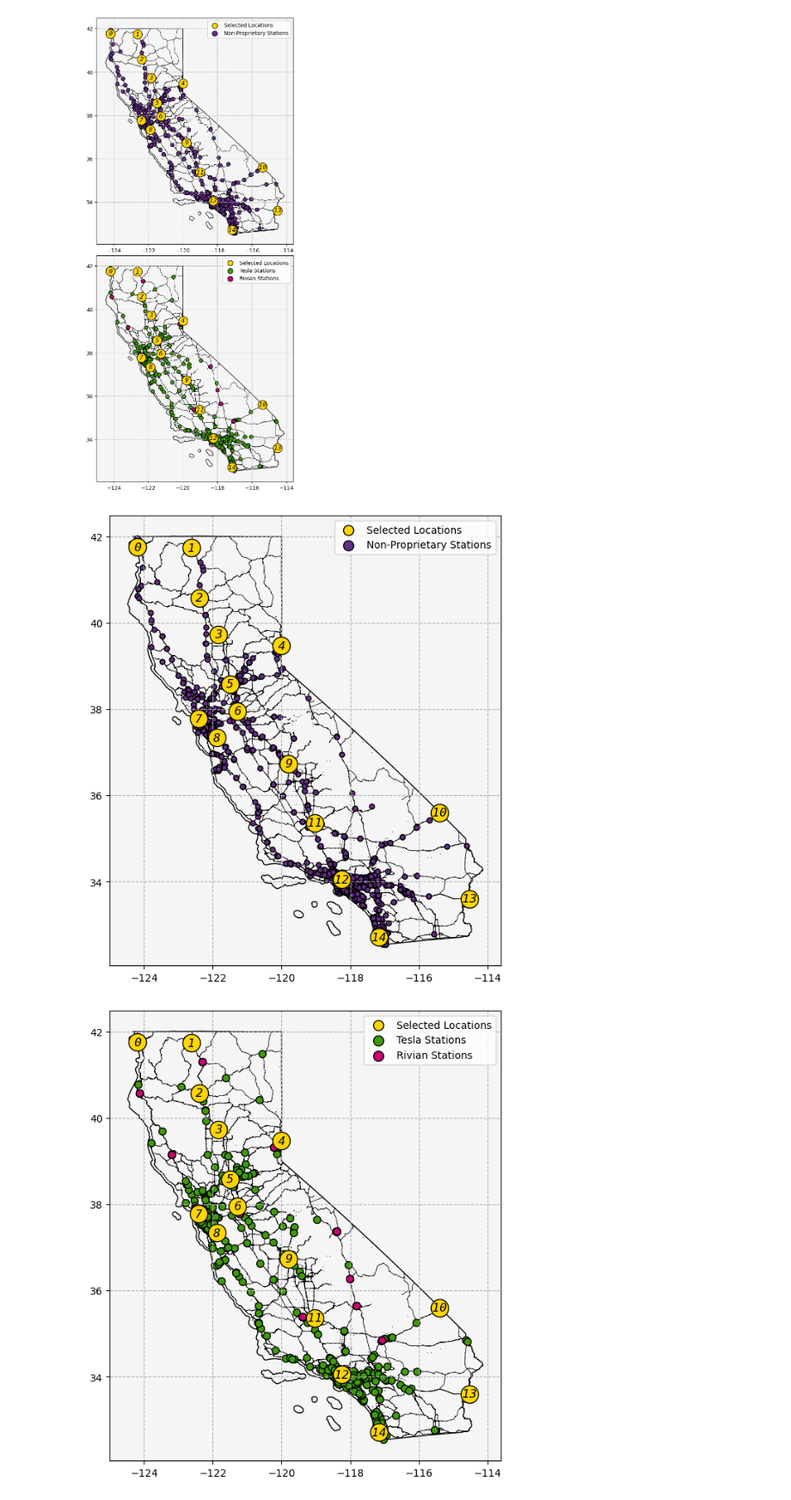
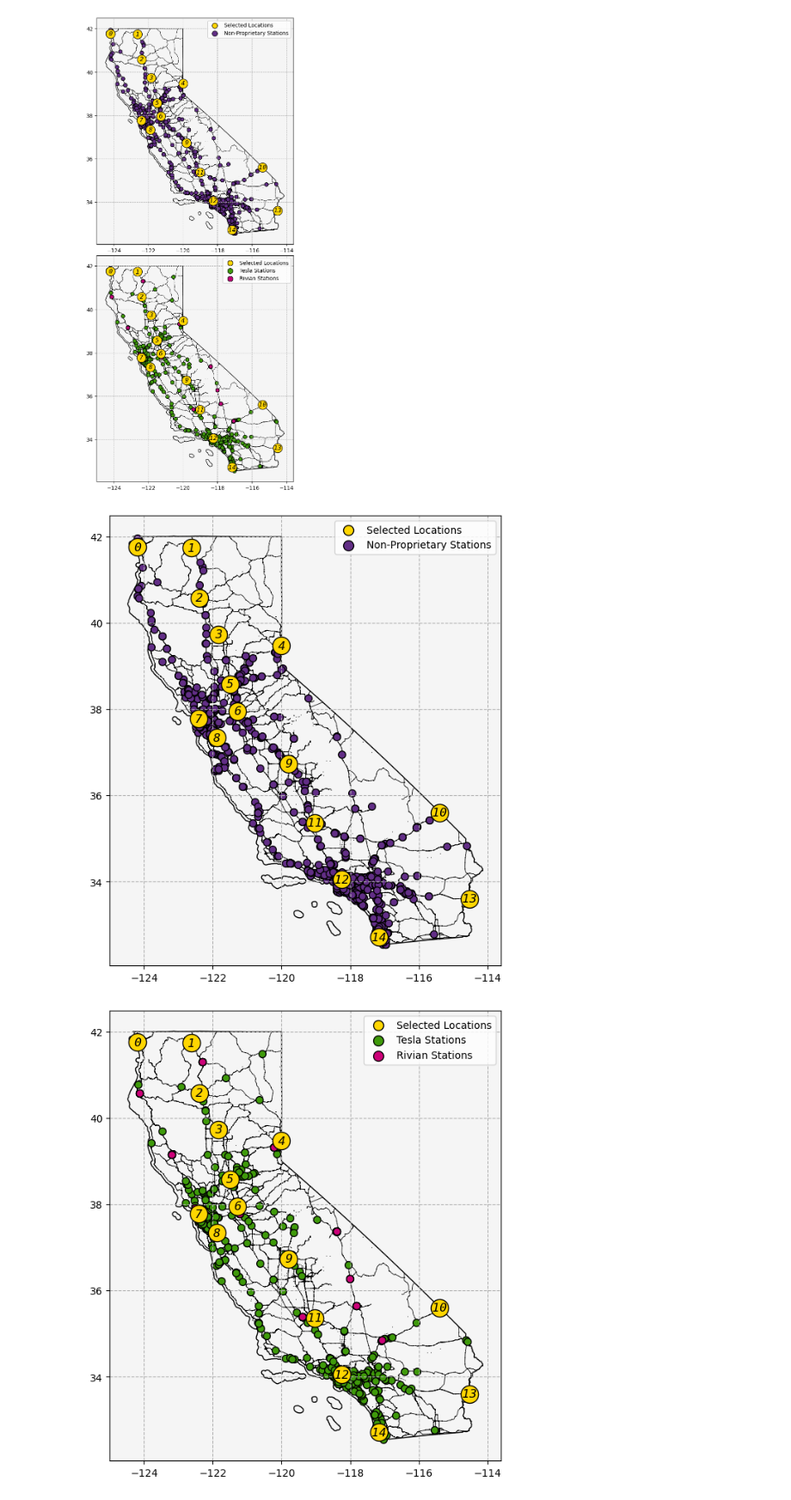
Before and after one commit to airabino/charger_network_analysis, a Jupyter notebook: California_Network_Analysis.ipynb, the cells around one changed output. Shown at 86% size. Saved outputs shown, nothing was run; the diff lists cells and outputs as text; code cells hidden in the pictures.

```diff
--- a/California_Network_Analysis.ipynb
+++ b/California_Network_Analysis.ipynb
@@ -475,35 +560,35 @@ kw = {
     'ls': 'dashed',
 }
 
 ax.grid(**kw)
 
 kw = {
     'show_links': False,
     'scatter': {
-        's': 25,
+        's': 50,
         'ec': 'k',
         'fc': '#622e86',
         'zorder': 1,
         'label': 'Non-Proprietary Stations',
     },
 }
 
 src.figures.plot_graph(non_proprietary_sng, ax = ax, **kw)
 
 kw = {
     'fontsize': 'medium',
 }
 
 
 legend = ax.legend(**kw)
 
 for h in legend.legendHandles:
     h._sizes = [100]
 
 
 fig.savefig('Paper/figs/California_SNG_NP.png', bbox_inches = 'tight', dpi = 300)
 # %% [output]
-[figure, old version]
+[figure, new version]
 # %%
 fig, ax = plt.subplots(figsize = (8, 8))
 
```
Also changed, not shown: parts of 18 cells of this notebook, 40 other files.
